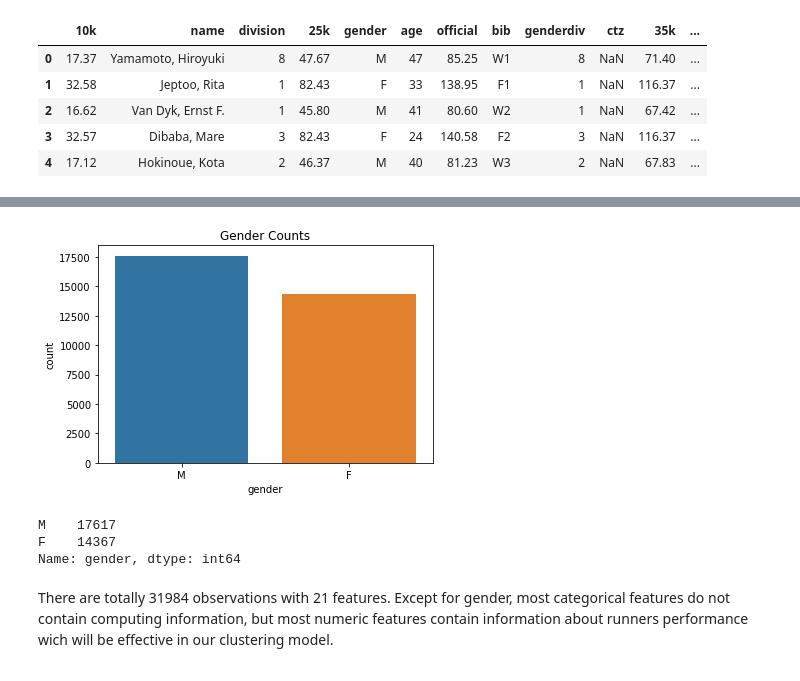
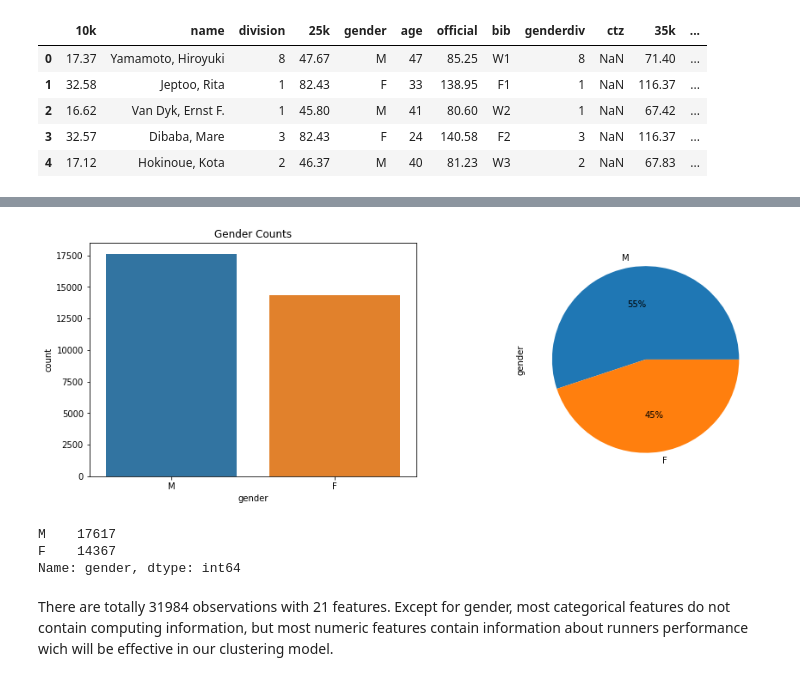
Before and after one commit to fazel74/Thinkful, a Jupyter notebook: 32.10.Unsupervised-Learning-Challenge.ipynb, the cells around one changed output, grey strips where cells are left out. Saved outputs shown, nothing was run; the diff lists cells and outputs as text; code cells hidden in the pictures.

```diff
--- a/32.10.Unsupervised-Learning-Challenge.ipynb
+++ b/32.10.Unsupervised-Learning-Challenge.ipynb
@@ -107,11 +68,16 @@ Boston Marathon is open to men and women, though they are separated into differe
 # %%
-# View value counts.
+# View runners percentage based on gender
+plt.figure(figsize=(15, 5))
+plt.subplot(1,2,1)
 sns.countplot('gender', data=df_2014)
 plt.title('Gender Counts')
+plt.subplot(1,2,2)
+df_2014['gender'].value_counts().plot.pie(autopct='%1.0f%%',
+                                shadow=False, startangle=0)
 plt.show()
 pd.value_counts(df_2014['gender'])
 # %% [output]
-[figure, old version]
+[figure, new version]
 M    17617
 F    14367
 Name: gender, dtype: int64
```
Also changed, not shown: parts of 45 cells of this notebook.
